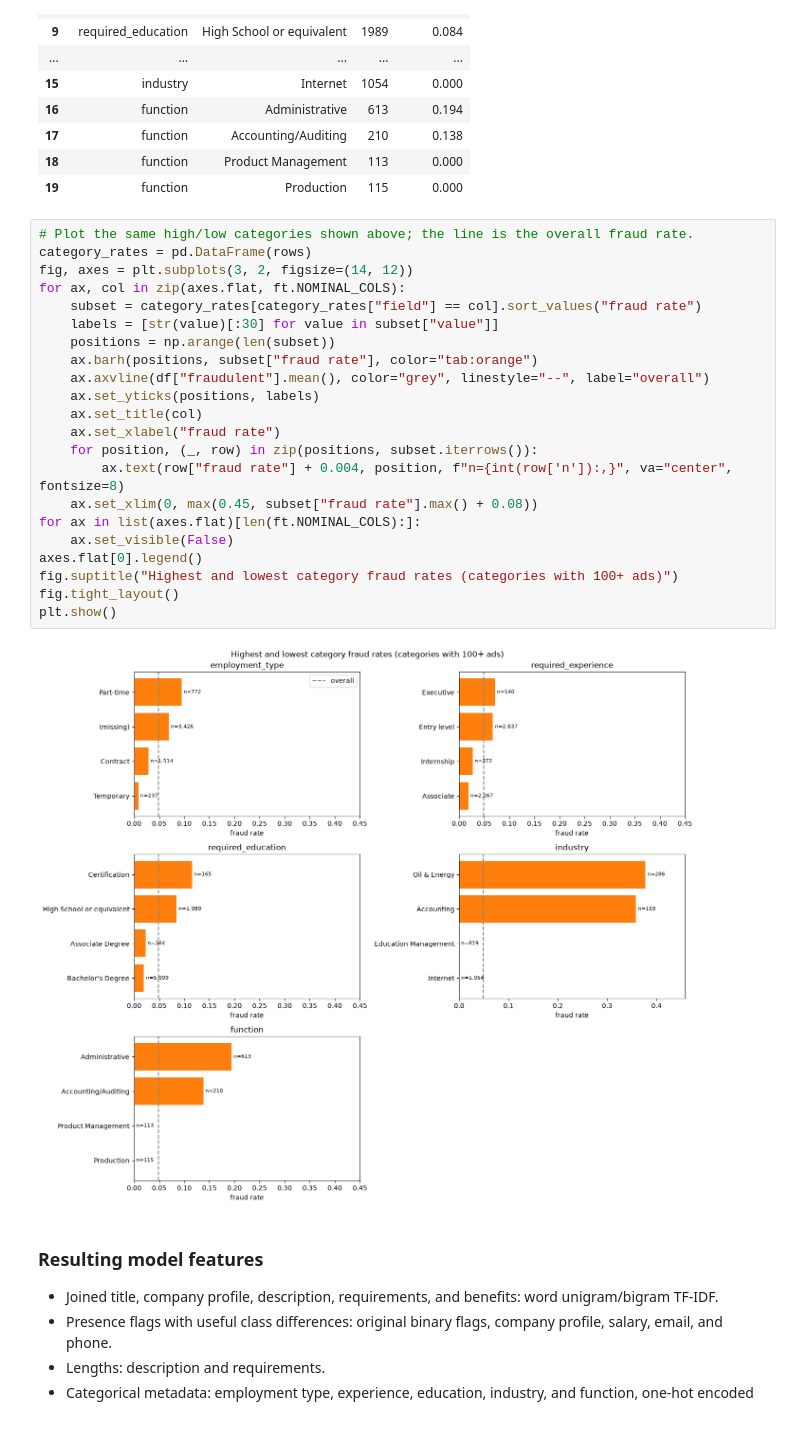
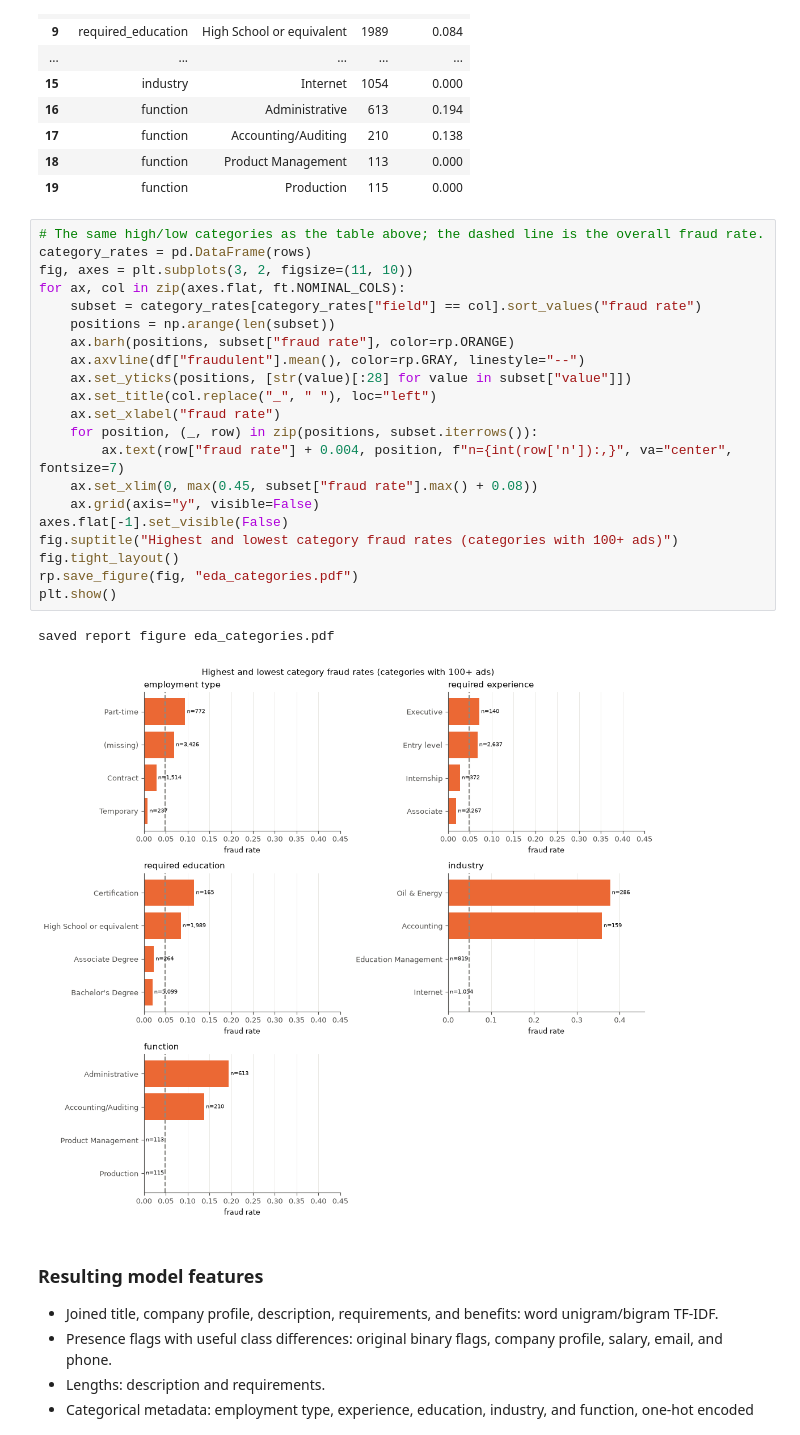
Before and after one commit to BanAnA9205/fake-job-detection-p4ai, a Jupyter notebook: code/notebooks/01_eda_preprocessing.ipynb, the cells around one changed output. Saved outputs shown, nothing was run; the diff lists cells and outputs as text.

```diff
--- a/code/notebooks/01_eda_preprocessing.ipynb
+++ b/code/notebooks/01_eda_preprocessing.ipynb
@@ -298,29 +304,29 @@ pd.DataFrame(rows).round({"fraud rate": 3})
 | 18 | function | Product Management | 113 | 0.000 |
 | 19 | function | Production | 115 | 0.000 |
 # %%
-# Plot the same high/low categories shown above; the line is the overall fraud rate.
+# The same high/low categories as the table above; the dashed line is the overall fraud rate.
 category_rates = pd.DataFrame(rows)
-fig, axes = plt.subplots(3, 2, figsize=(14, 12))
+fig, axes = plt.subplots(3, 2, figsize=(11, 10))
 for ax, col in zip(axes.flat, ft.NOMINAL_COLS):
     subset = category_rates[category_rates["field"] == col].sort_values("fraud rate")
-    labels = [str(value)[:30] for value in subset["value"]]
     positions = np.arange(len(subset))
-    ax.barh(positions, subset["fraud rate"], color="tab:orange")
-    ax.axvline(df["fraudulent"].mean(), color="grey", linestyle="--", label="overall")
-    ax.set_yticks(positions, labels)
-    ax.set_title(col)
+    ax.barh(positions, subset["fraud rate"], color=rp.ORANGE)
+    ax.axvline(df["fraudulent"].mean(), color=rp.GRAY, linestyle="--")
+    ax.set_yticks(positions, [str(value)[:28] for value in subset["value"]])
+    ax.set_title(col.replace("_", " "), loc="left")
     ax.set_xlabel("fraud rate")
     for position, (_, row) in zip(positions, subset.iterrows()):
-        ax.text(row["fraud rate"] + 0.004, position, f"n={int(row['n']):,}", va="center", fontsize=8)
+        ax.text(row["fraud rate"] + 0.004, position, f"n={int(row['n']):,}", va="center", fontsize=7)
     ax.set_xlim(0, max(0.45, subset["fraud rate"].max() + 0.08))
-for ax in list(axes.flat)[len(ft.NOMINAL_COLS):]:
-    ax.set_visible(False)
-axes.flat[0].legend()
+    ax.grid(axis="y", visible=False)
+axes.flat[-1].set_visible(False)
 fig.suptitle("Highest and lowest category fraud rates (categories with 100+ ads)")
 fig.tight_layout()
+rp.save_figure(fig, "eda_categories.pdf")
 plt.show()
 # %% [output]
+saved report figure eda_categories.pdf
-[figure, old version]
+[figure, new version]
 # %% [markdown]
 ### Resulting model features
 
```
Also changed, not shown: parts of 5 cells of this notebook, 52 other files.
